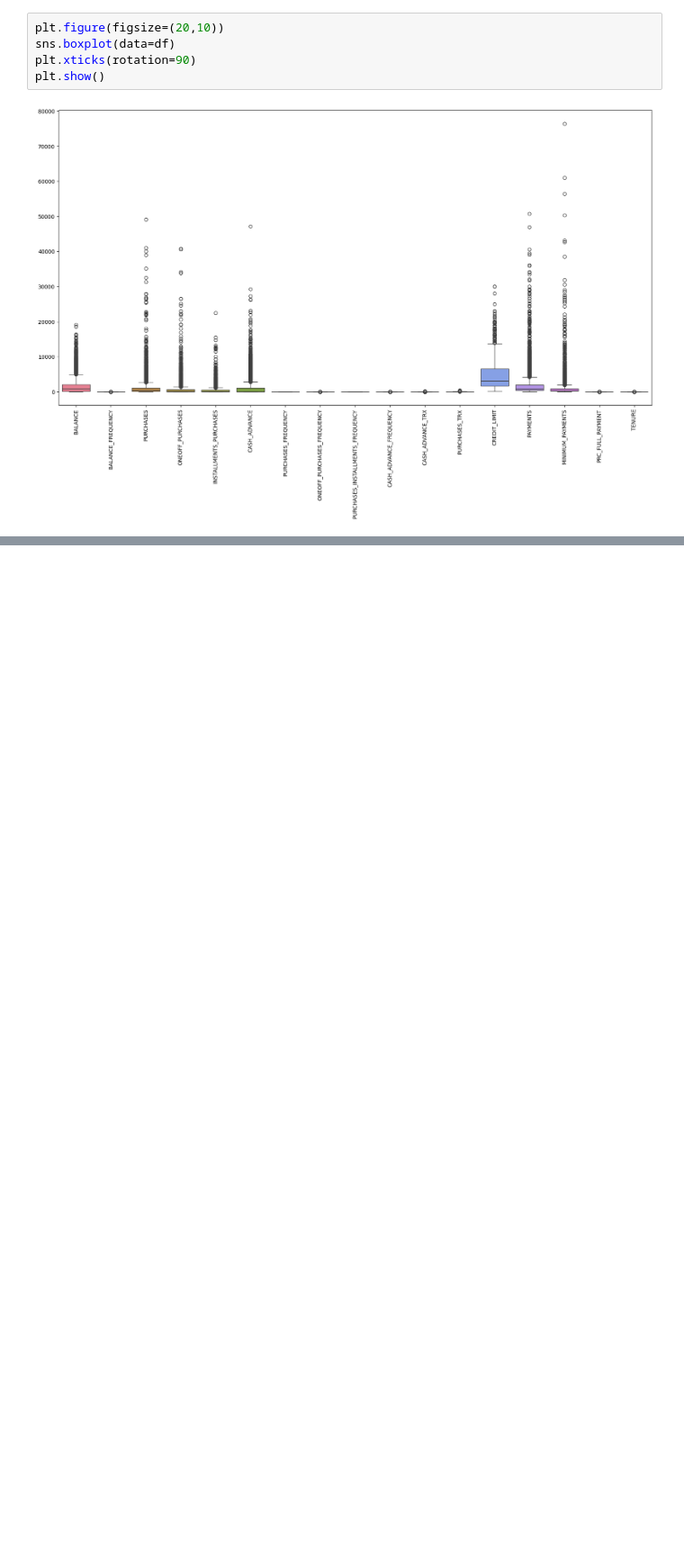
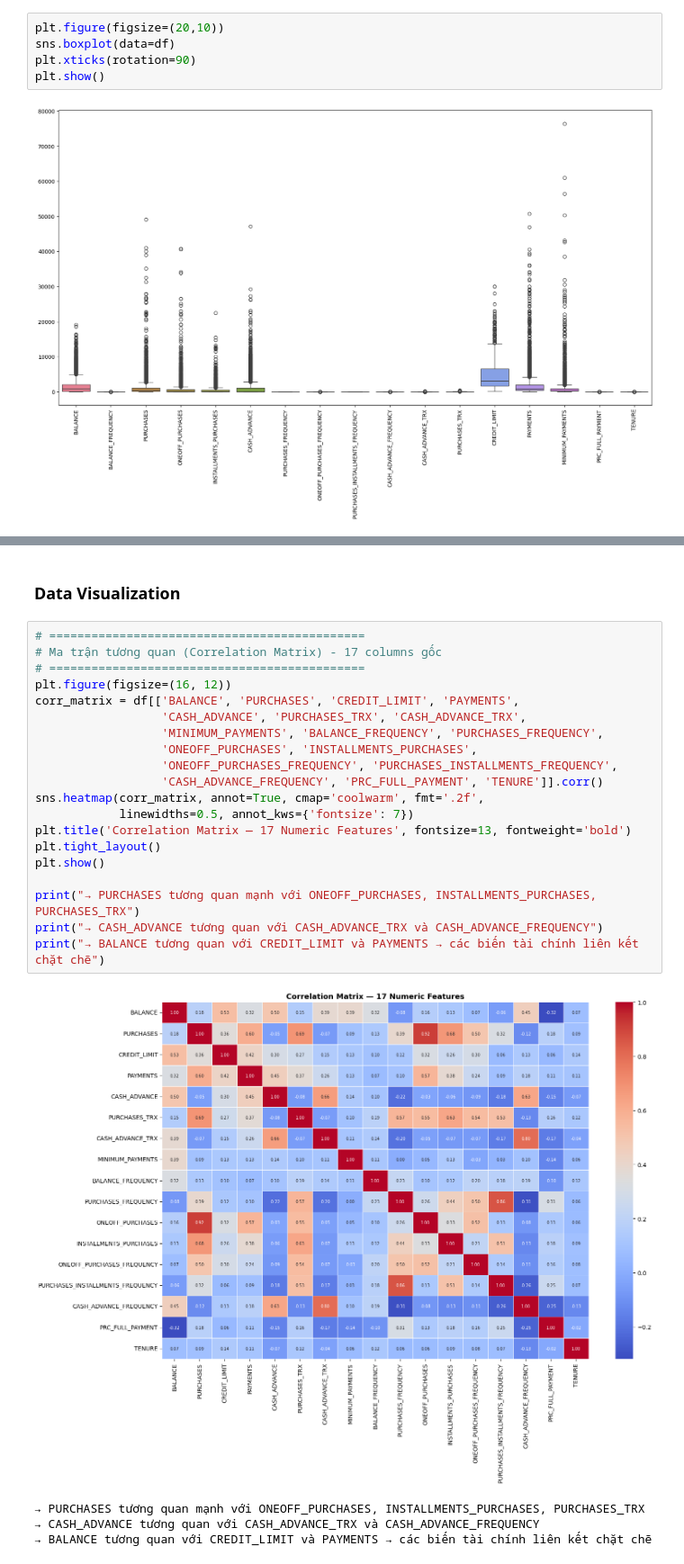
Before and after one commit to leduybao2908/MachineLearningProject, a Jupyter notebook: notebooks/project.ipynb, the cells around one changed output, grey strips where cells are left out. Shown at 90% size. Saved outputs shown, nothing was run; the diff lists cells and outputs as text; blank space fills up the shorter version.

```diff
--- a/notebooks/project.ipynb
+++ b/notebooks/project.ipynb
@@ -783,0 +876,27 @@ FileNotFoundError: [Errno 2] No such file or directory: '../models/kmeans.pkl'
+# %% [markdown]
+### Data Visualization
+# %%
+# =============================================
+# Ma trận tương quan (Correlation Matrix) - 17 columns gốc
+# =============================================
+plt.figure(figsize=(16, 12))
+corr_matrix = df[['BALANCE', 'PURCHASES', 'CREDIT_LIMIT', 'PAYMENTS',
+                  'CASH_ADVANCE', 'PURCHASES_TRX', 'CASH_ADVANCE_TRX',
+                  'MINIMUM_PAYMENTS', 'BALANCE_FREQUENCY', 'PURCHASES_FREQUENCY',
+                  'ONEOFF_PURCHASES', 'INSTALLMENTS_PURCHASES',
+                  'ONEOFF_PURCHASES_FREQUENCY', 'PURCHASES_INSTALLMENTS_FREQUENCY',
+                  'CASH_ADVANCE_FREQUENCY', 'PRC_FULL_PAYMENT', 'TENURE']].corr()
+sns.heatmap(corr_matrix, annot=True, cmap='coolwarm', fmt='.2f',
+            linewidths=0.5, annot_kws={'fontsize': 7})
+plt.title('Correlation Matrix — 17 Numeric Features', fontsize=13, fontweight='bold')
+plt.tight_layout()
+plt.show()
+
+print("→ PURCHASES tương quan mạnh với ONEOFF_PURCHASES, INSTALLMENTS_PURCHASES, PURCHASES_TRX")
+print("→ CASH_ADVANCE tương quan với CASH_ADVANCE_TRX và CASH_ADVANCE_FREQUENCY")
+print("→ BALANCE tương quan với CREDIT_LIMIT và PAYMENTS → các biến tài chính liên kết chặt chẽ")
+# %% [output]
+[figure, added]
+→ PURCHASES tương quan mạnh với ONEOFF_PURCHASES, INSTALLMENTS_PURCHASES, PURCHASES_TRX
+→ CASH_ADVANCE tương quan với CASH_ADVANCE_TRX và CASH_ADVANCE_FREQUENCY
+→ BALANCE tương quan với CREDIT_LIMIT và PAYMENTS → các biến tài chính liên kết chặt chẽ
```
Also changed, not shown: parts of 57 cells of this notebook, 7 other files.
